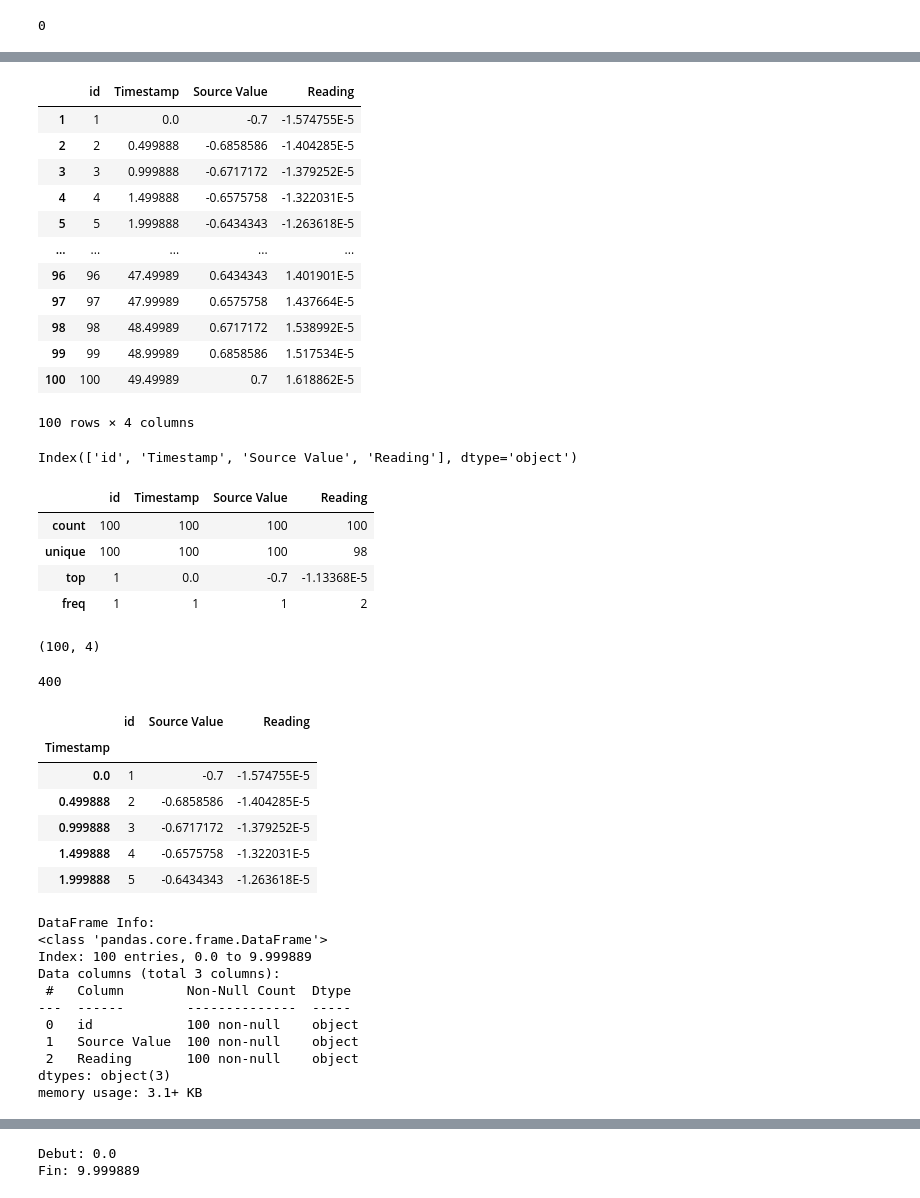
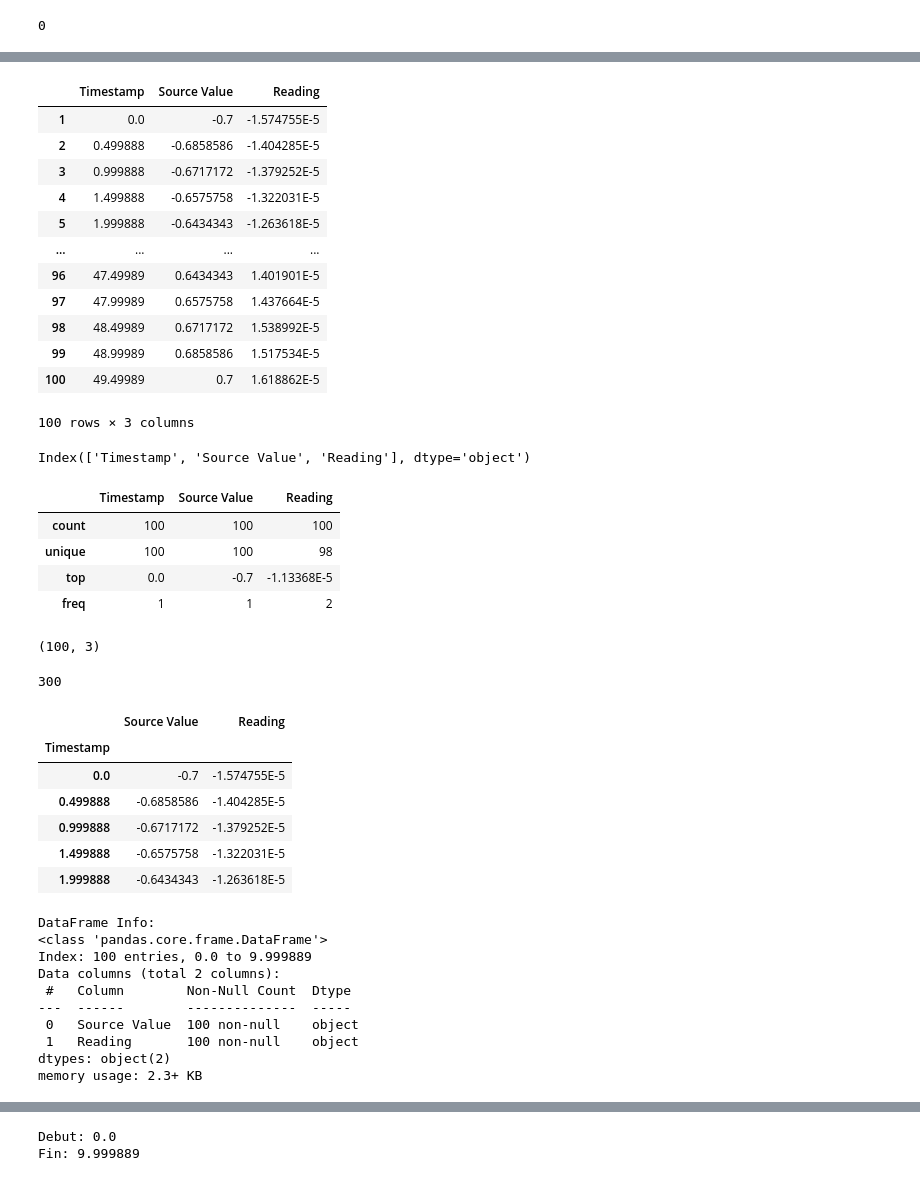
Before and after one commit to djili/all-about-python, a Jupyter notebook: data_analytics/chime.ipynb, the cells around one changed output, grey strips where cells are left out. Drawn from its saved outputs; the diff is of its cells as text; code cells hidden in the pictures.

```diff
--- a/data_analytics/chime.ipynb
+++ b/data_analytics/chime.ipynb
@@ -40,41 +40,41 @@ dataframe
 100 rows × 4 columns
 # %%
-dataframe.drop(columns=['id'], inplace=False)
+dataframe.drop(columns=['Unnamed: 0'], inplace=True)
 dataframe
 # %% [output]
-|  | id | Timestamp | Source Value | Reading |
-| 1 | 1 | 0.0 | -0.7 | -1.574755E-5 |
-| 2 | 2 | 0.499888 | -0.6858586 | -1.404285E-5 |
-| 3 | 3 | 0.999888 | -0.6717172 | -1.379252E-5 |
-| 4 | 4 | 1.499888 | -0.6575758 | -1.322031E-5 |
-| 5 | 5 | 1.999888 | -0.6434343 | -1.263618E-5 |
-| ... | ... | ... | ... | ... |
-| 96 | 96 | 47.49989 | 0.6434343 | 1.401901E-5 |
-| 97 | 97 | 47.99989 | 0.6575758 | 1.437664E-5 |
-| 98 | 98 | 48.49989 | 0.6717172 | 1.538992E-5 |
-| 99 | 99 | 48.99989 | 0.6858586 | 1.517534E-5 |
-| 100 | 100 | 49.49989 | 0.7 | 1.618862E-5 |
+|  | Timestamp | Source Value | Reading |
+| 1 | 0.0 | -0.7 | -1.574755E-5 |
+| 2 | 0.499888 | -0.6858586 | -1.404285E-5 |
+| 3 | 0.999888 | -0.6717172 | -1.379252E-5 |
+| 4 | 1.499888 | -0.6575758 | -1.322031E-5 |
+| 5 | 1.999888 | -0.6434343 | -1.263618E-5 |
+| ... | ... | ... | ... |
+| 96 | 47.49989 | 0.6434343 | 1.401901E-5 |
+| 97 | 47.99989 | 0.6575758 | 1.437664E-5 |
+| 98 | 48.49989 | 0.6717172 | 1.538992E-5 |
+| 99 | 48.99989 | 0.6858586 | 1.517534E-5 |
+| 100 | 49.49989 | 0.7 | 1.618862E-5 |
-100 rows × 4 columns
+100 rows × 3 columns
 # %%
 dataframe.columns
 # %% [output]
-Index(['id', 'Timestamp', 'Source Value', 'Reading'], dtype='object')
+Index(['Timestamp', 'Source Value', 'Reading'], dtype='object')
 # %%
 dataframe.describe()
 # %% [output]
-|  | id | Timestamp | Source Value | Reading |
-| count | 100 | 100 | 100 | 100 |
-| unique | 100 | 100 | 100 | 98 |
-| top | 1 | 0.0 | -0.7 | -1.13368E-5 |
-| freq | 1 | 1 | 1 | 2 |
+|  | Timestamp | Source Value | Reading |
+| count | 100 | 100 | 100 |
+| unique | 100 | 100 | 98 |
+| top | 0.0 | -0.7 | -1.13368E-5 |
+| freq | 1 | 1 | 2 |
 # %%
 dataframe.shape
 # %% [output]
-(100, 4)
+(100, 3)
 # %%
 dataframe.size
 # %% [output]
-400
+300
 # %%
 # changer le nom de la colonne du temps
 dataframe = dataframe.set_index('Timestamp')
@@ -85,13 +85,13 @@ dataframe = dataframe.sort_index()
 # Debut du document
 dataframe.head()
 # %% [output]
-|  | id | Source Value | Reading |
-| Timestamp |  |  |  |
-| 0.0 | 1 | -0.7 | -1.574755E-5 |
-| 0.499888 | 2 | -0.6858586 | -1.404285E-5 |
-| 0.999888 | 3 | -0.6717172 | -1.379252E-5 |
-| 1.499888 | 4 | -0.6575758 | -1.322031E-5 |
-| 1.999888 | 5 | -0.6434343 | -1.263618E-5 |
+|  | Source Value | Reading |
+| Timestamp |  |  |
+| 0.0 | -0.7 | -1.574755E-5 |
+| 0.499888 | -0.6858586 | -1.404285E-5 |
+| 0.999888 | -0.6717172 | -1.379252E-5 |
+| 1.499888 | -0.6575758 | -1.322031E-5 |
+| 1.999888 | -0.6434343 | -1.263618E-5 |
 # %%
 # info su r les donnees
 print("DataFrame Info:")
@@ -100,11 +100,10 @@ dataframe.info()
 DataFrame Info:
 <class 'pandas.core.frame.DataFrame'>
 Index: 100 entries, 0.0 to 9.999889
-Data columns (total 3 columns):
+Data columns (total 2 columns):
  #   Column        Non-Null Count  Dtype
 ---  ------        --------------  -----
- 0   id            100 non-null    object
- 1   Source Value  100 non-null    object
- 2   Reading       100 non-null    object
-dtypes: object(3)
-memory usage: 3.1+ KB
+ 0   Source Value  100 non-null    object
+ 1   Reading       100 non-null    object
+dtypes: object(2)
+memory usage: 2.3+ KB
```
Also changed, not shown: parts of 5 cells of this notebook.
